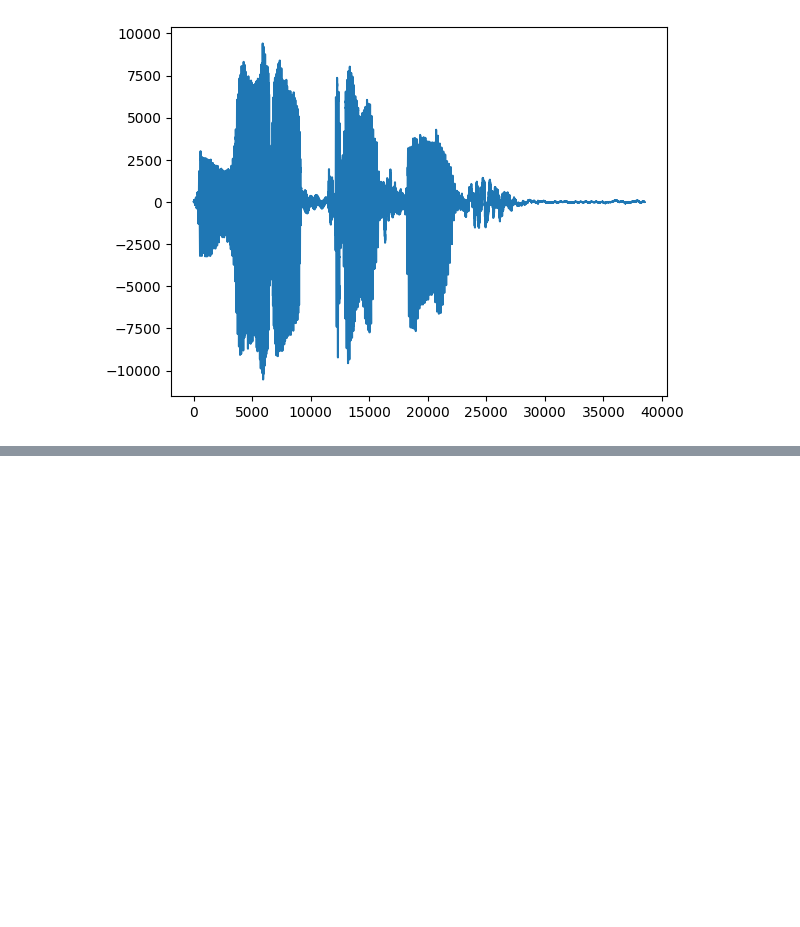
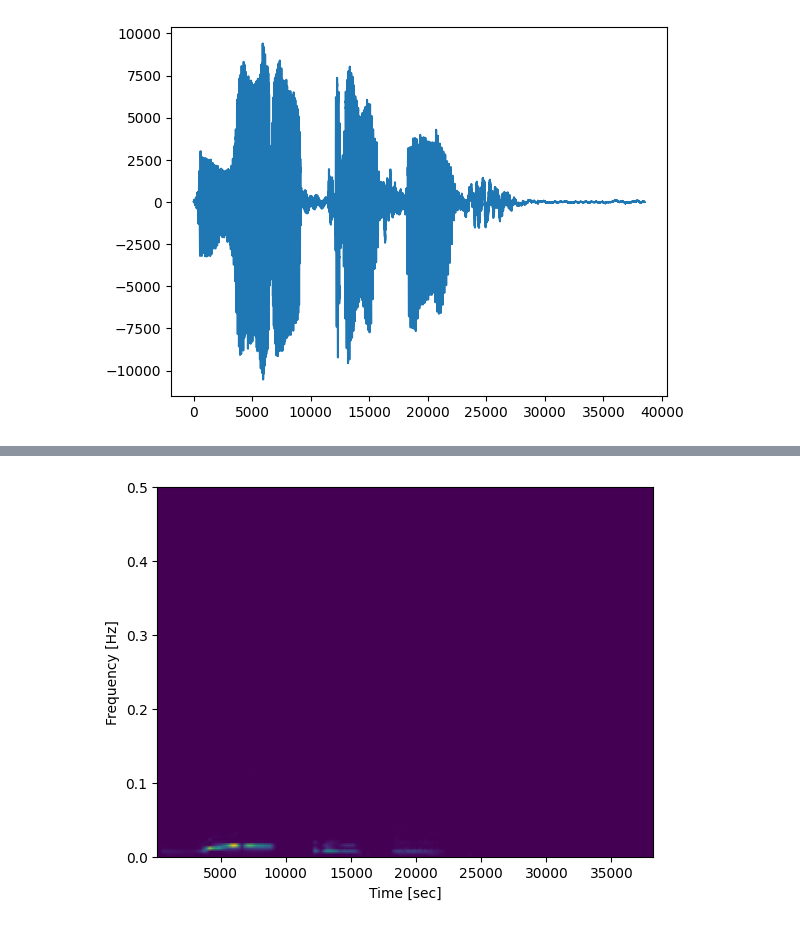
Before and after one commit to annashell/linear_models, a Jupyter notebook: sonogram.ipynb, the cells around one changed output, grey strips where cells are left out. Drawn from its saved outputs; the diff is of its cells as text; code cells hidden in the pictures; blank space fills up the shorter version.

```diff
--- a/sonogram.ipynb
+++ b/sonogram.ipynb
@@ -252,0 +260,13 @@ sig len 76800
+# %%
+wav_signal = Signal(filename)
+wav_signal.read_wav()
+
+wav_signal_ = np.array(wav_signal.signal)
+
+f, t, Sxx = signal.spectrogram(wav_signal_)
+plt.pcolormesh(t, f, Sxx, shading='gouraud')
+plt.ylabel('Frequency [Hz]')
+plt.xlabel('Time [sec]')
+plt.show()
+# %% [output]
+[figure, added]
```
Also changed, not shown: parts of 2 cells of this notebook.
